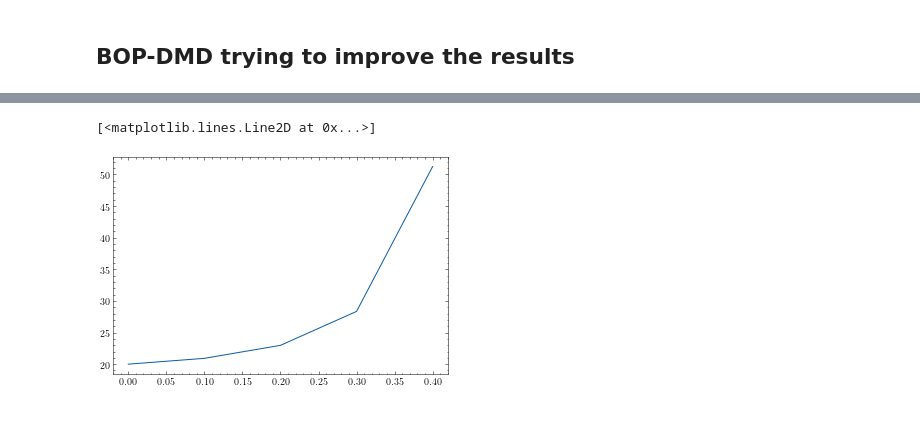
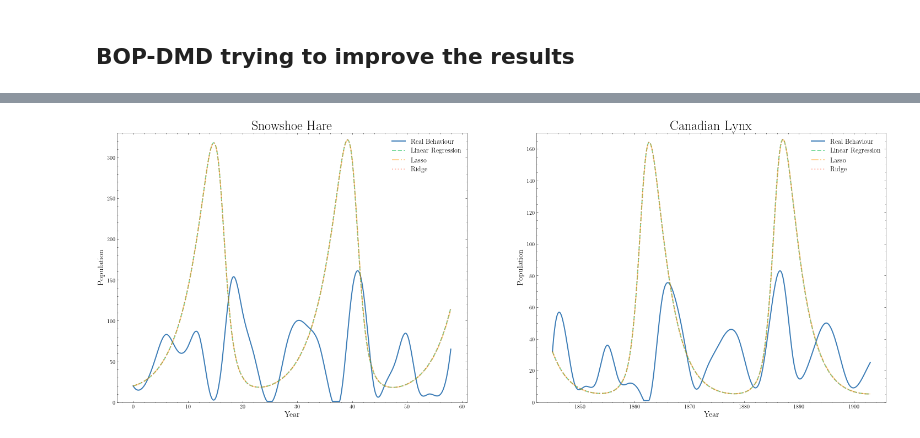
Before and after one commit to tdinelli/Modelling-From-Measurements, a Jupyter notebook: Notebooks/Part-1.ipynb, the cells around one changed output, grey strips where cells are left out. Saved outputs shown, nothing was run; the diff lists cells and outputs as text; code cells hidden in the pictures.

```diff
--- a/Notebooks/Part-1.ipynb
+++ b/Notebooks/Part-1.ipynb
@@ -474,7 +496,5 @@ dt = 0.1
 years = yr_new
 t = t_new
 
-X1 = np.vstack((sh_new, t)) # Snowshoe
-X2 = np.vstack((cl_new, t)) # Canadian Lynx
-
-print(len(t))
+X1 = sh_new # Snowshoe
+X2 = cl_new # Canadian Lynx
@@ -527,7 +569,0 @@ sol = np.vstack((sol['y'][0], sol['y'][1]))
-# %%
-# plt.plot(t_test, sol[:,0])
-
-plt.plot(t1, sol[0,:])
-# %% [output]
-[<matplotlib.lines.Line2D at 0x...>]
-[figure, removed]
@@ -533,0 +583,42 @@ plt.plot(t1, sol[0,:])
+# %%
+x0 = [X1[0], X2[0]]
+t_test = np.arange(t[0], t[-1]+0.1, 0.1)
+
+sol_ridge = solve_ivp(LotkaVolterra,
+                [t[0], t[-1]],
+                x0,
+                args=(b_ridge, p_ridge, d_ridge, r_ridge),
+                t_eval = t_test,
+                method = 'RK45')
+
+t_ridge = sol_ridge['t']
+sol_ridge = np.vstack((sol_ridge['y'][0], sol_ridge['y'][1]))
+# %%
+fig = plt.figure(figsize=(25, 9))
+
+ax = plt.subplot(1,2,1)
+ax.set_title('Snowshoe Hare', fontsize = 24)
+ax.plot(yr_new[:], X[0, :], linewidth='2', alpha=0.8)
+ax.plot(yr_new, sol_linear[0,:], linewidth='2', alpha=0.5, linestyle='dashed')
+ax.plot(yr_new, sol_lasso[0,:], linewidth='2', alpha=0.4, linestyle='dashdot')
+ax.plot(yr_new, sol_ridge[0,:], linewidth='2', alpha=0.3, linestyle=':')
+ax.set_xlabel('Year', fontsize = 14)
+ax.set_ylabel('Population', fontsize = 14)
+ax.set_ylim([0,330])
+plt.legend(['Real Behaviour', 'Linear Regression', 'Lasso', 'Ridge'], fontsize = 12)
+
+ax = plt.subplot(1,2,2)
+ax.set_title('Canadian Lynx', fontsize = 24)
+ax.plot(yr_new[:], X[1, :], linewidth='2', alpha=0.8)
+ax.plot(yr_new, sol_linear[1,:], linewidth='2', alpha=0.5, linestyle='dashed')
+ax.plot(yr_new, sol_lasso[1,:], linewidth='2', alpha=0.4, linestyle='dashdot')
+ax.plot(yr_new, sol_ridge[1,:], linewidth='2', alpha=0.3, linestyle=':')
+ax.set_xlabel('Year', fontsize = 14)
+ax.set_ylabel('Population', fontsize = 14)
+ax.set_ylim([0,170])
+plt.legend(['Real Behaviour', 'Linear Regression', 'Lasso', 'Ridge'], fontsize = 12)
+
+fig.savefig('Figures/L-V-parameters-estimation.pdf', format='pdf', dpi=1200)
+plt.show()
+# %% [output]
+[figure, added]
```
Also changed, not shown: parts of 18 cells of this notebook.
